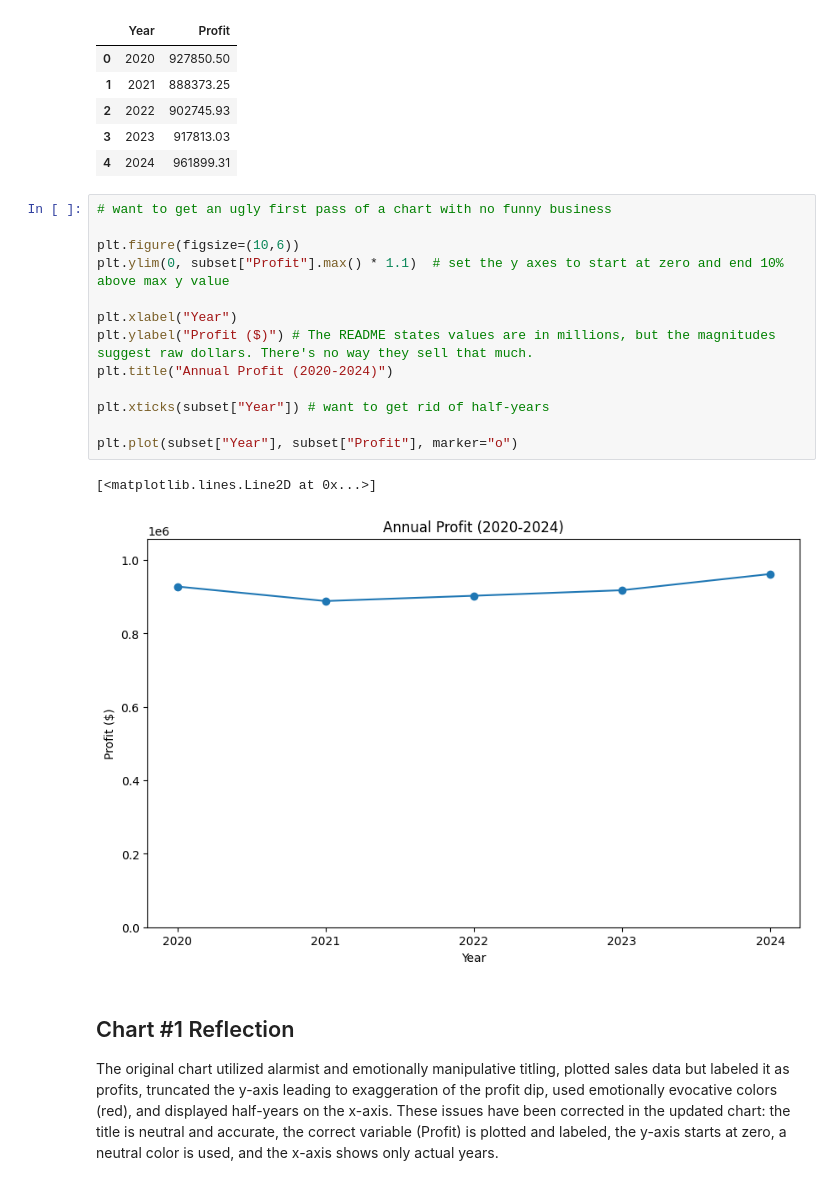
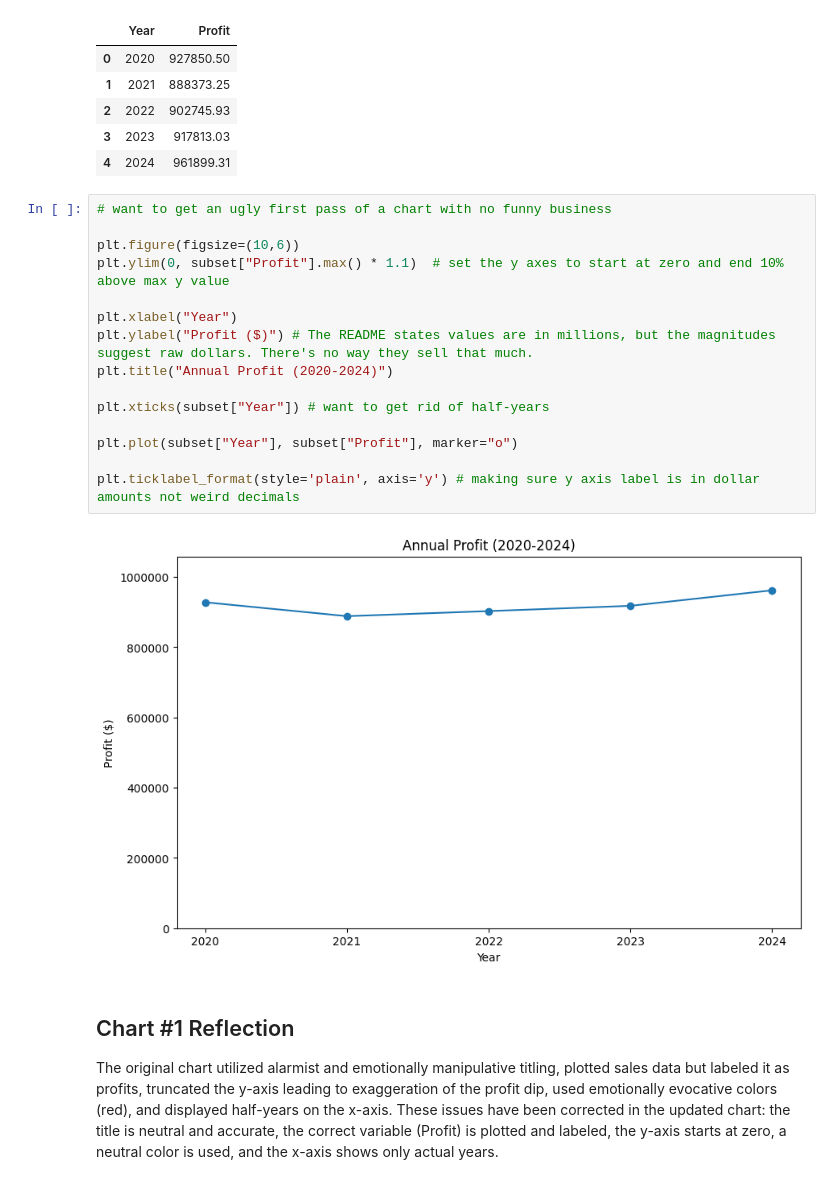
Before and after one commit to CourtneyMandela/DA_M3_DataVizChallenge, a Jupyter notebook: data_viz_ethics_challenge.ipynb, the cells around one changed output. Saved outputs shown, nothing was run; the diff lists cells and outputs as text.

Commit message:
Fixed chart and markdown formatting

```diff
--- a/data_viz_ethics_challenge.ipynb
+++ b/data_viz_ethics_challenge.ipynb
@@ -150,19 +150,20 @@ subset
 # %%
 # want to get an ugly first pass of a chart with no funny business
 
 plt.figure(figsize=(10,6))
 plt.ylim(0, subset["Profit"].max() * 1.1)  # set the y axes to start at zero and end 10% above max y value
 
 plt.xlabel("Year")
 plt.ylabel("Profit ($)") # The README states values are in millions, but the magnitudes suggest raw dollars. There's no way they sell that much.
 plt.title("Annual Profit (2020-2024)")
 
 plt.xticks(subset["Year"]) # want to get rid of half-years
 
 plt.plot(subset["Year"], subset["Profit"], marker="o")
+
+plt.ticklabel_format(style='plain', axis='y') # making sure y axis label is in dollar amounts not weird decimals
 # %% [output]
-[<matplotlib.lines.Line2D at 0x...>]
-[figure, old version]
+[figure, new version]
 # %% [markdown]
 ## Chart #1 Reflection
 
```
Also changed, not shown: parts of 2 cells of this notebook.
